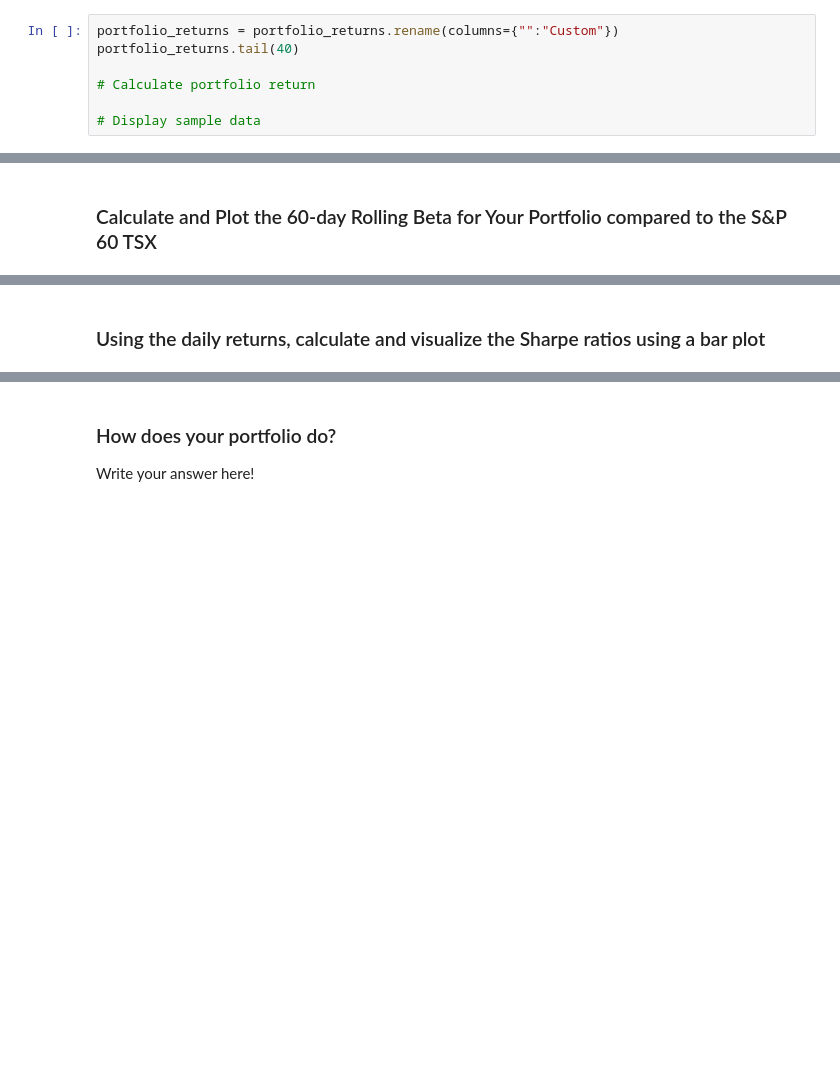
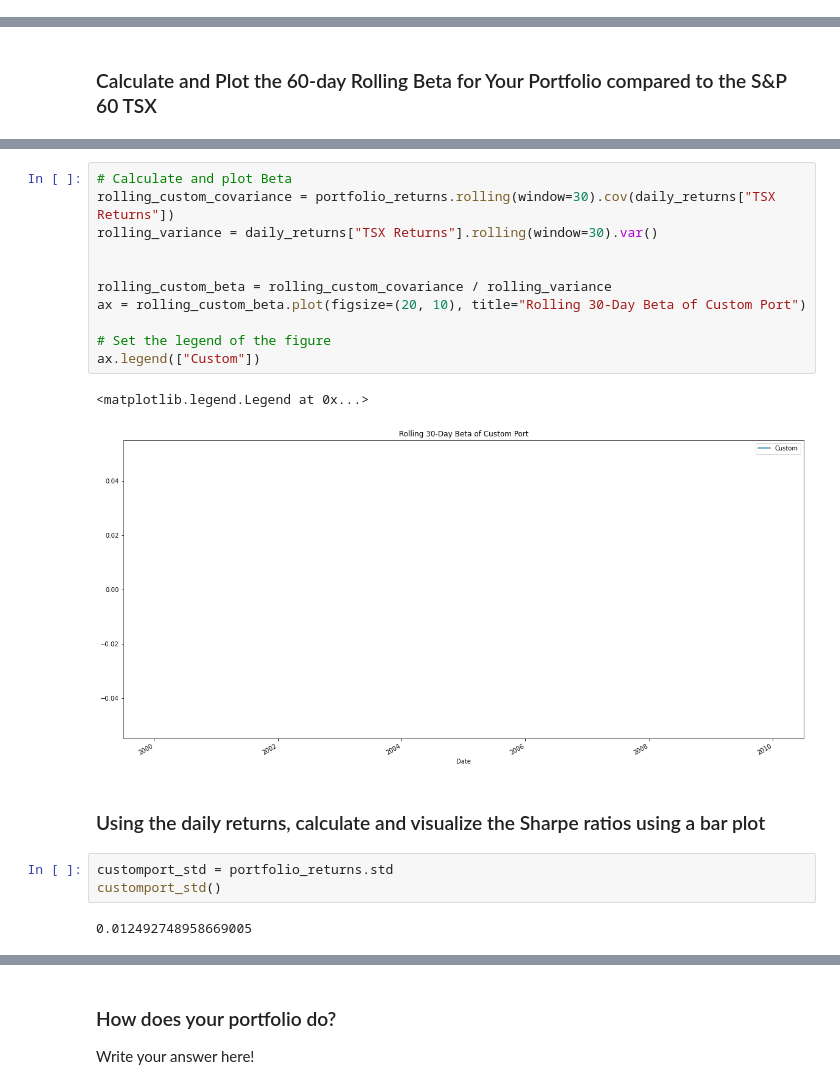
Before and after one commit to JimP315/Panthas, a Jupyter notebook: Starter_Code/whale_analysis.ipynb, the cells around one changed output, grey strips where cells are left out. Drawn from its saved outputs; the diff is of its cells as text; blank space fills up the shorter version.

```diff
--- a/Starter_Code/whale_analysis.ipynb
+++ b/Starter_Code/whale_analysis.ipynb
@@ -738,10 +738,3 @@ Date
 dtype: float64
 # %%
 portfolio_returns = portfolio_returns.dropna()
-# %%
-portfolio_returns = portfolio_returns.rename(columns={"":"Custom"})
-portfolio_returns.tail(40)
-
-# Calculate portfolio return
-
-# Display sample data
@@ -848,4 +875,23 @@ SyntaxError: invalid decimal literal (Temp/ipykernel_4136/2388220146.py, line 2)
+# %%
+# Calculate and plot Beta
+rolling_custom_covariance = portfolio_returns.rolling(window=30).cov(daily_returns["TSX Returns"])
+rolling_variance = daily_returns["TSX Returns"].rolling(window=30).var()
+
+
+rolling_custom_beta = rolling_custom_covariance / rolling_variance
+ax = rolling_custom_beta.plot(figsize=(20, 10), title="Rolling 30-Day Beta of Custom Port")
+
+# Set the legend of the figure
+ax.legend(["Custom"])
+# %% [output]
+<matplotlib.legend.Legend at 0x...>
+[figure, added]
 # %% [markdown]
 ### Using the daily returns, calculate and visualize the Sharpe ratios using a bar plot
+# %%
+customport_std = portfolio_returns.std
+customport_std()
+# %% [output]
+0.012492748958669005
 # %%
 # Calculate Annualized Sharpe Ratios
```
Also changed, not shown: parts of 13 cells of this notebook.
